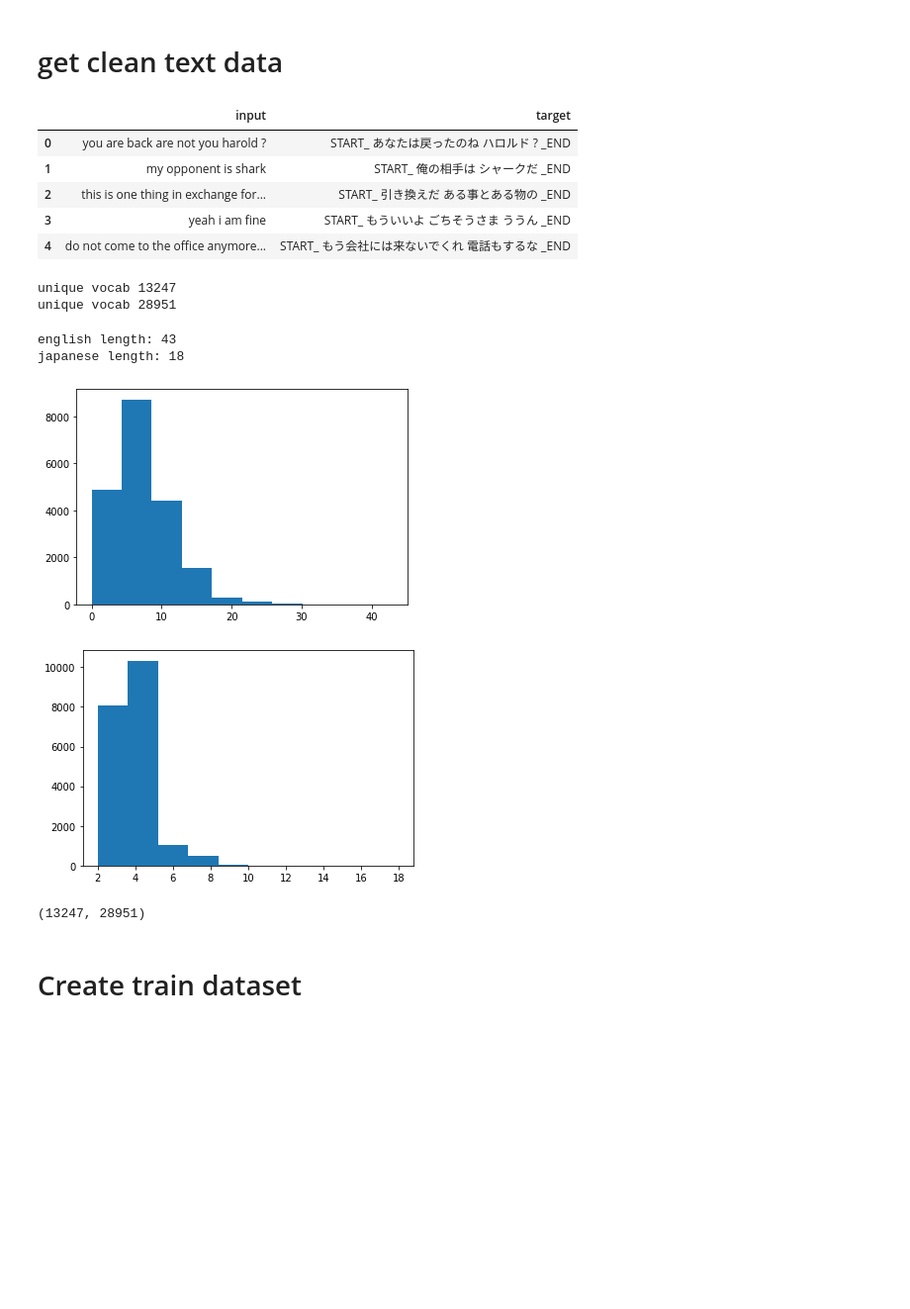
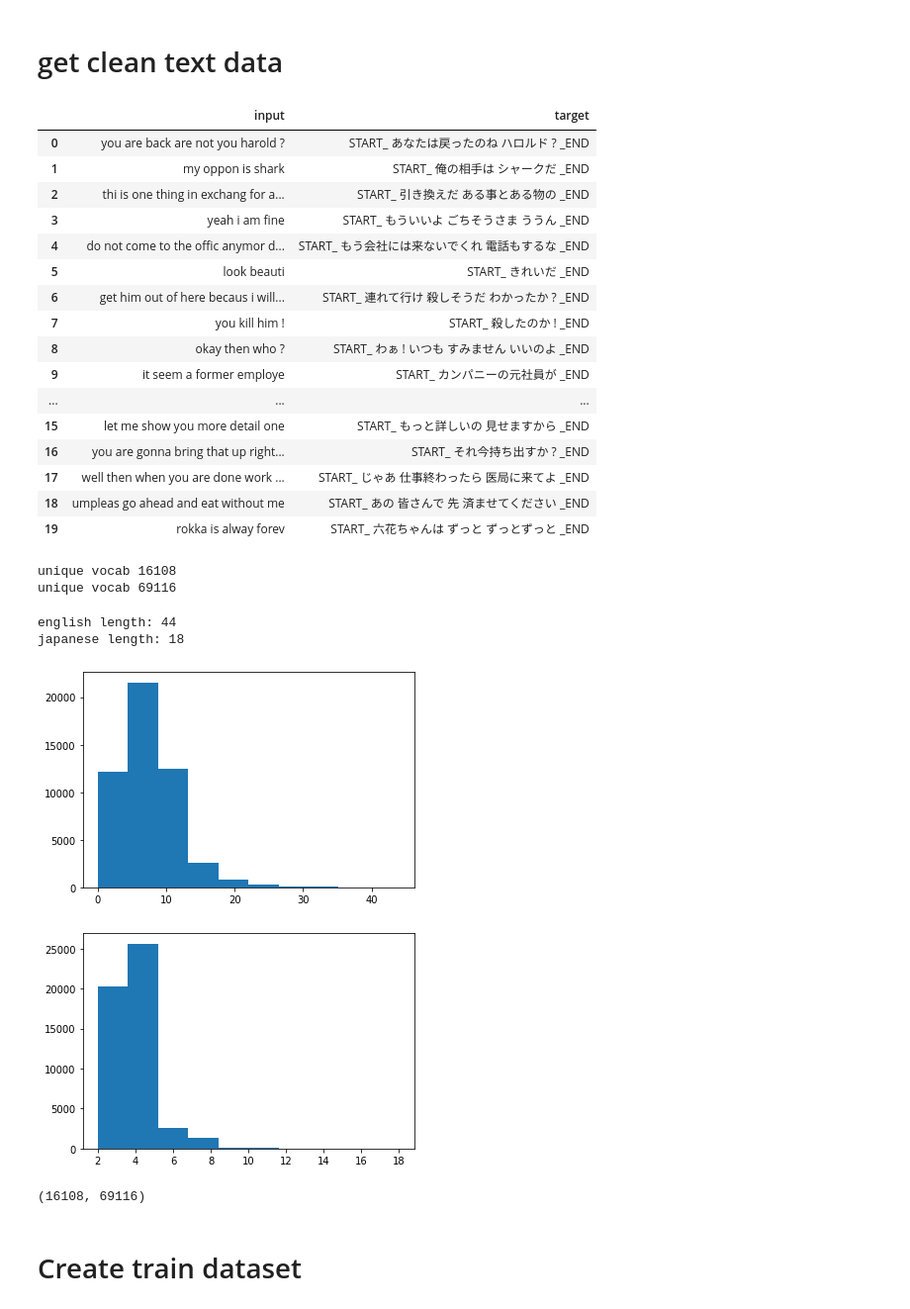
Before and after one commit to atsushii/Neural-Machine-Translation-Project, a Jupyter notebook: text_translation/translation_en_to_ja.ipynb, the cells around one changed output. Shown at 99% size. Drawn from its saved outputs; the diff is of its cells as text; code cells hidden in the pictures; blank space fills up the shorter version.

```diff
--- a/text_translation/translation_en_to_ja.ipynb
+++ b/text_translation/translation_en_to_ja.ipynb
@@ -44,7 +44,7 @@ We recommend you upgrade now or ensure your notebook will continue to use Tensor
 
 **this dataset is aleady implemented a SentenceSpace**
 # %%
-num_example = 20000
+num_example = 50000
 
 # create each languages list
 def create_lang_list(num_example):
@@ -305,6 +305,8 @@ def normalize_english(english_text, japanese_text):
         en_text = english_unicode_to_ascii(en_text)
         en_text = expand_constraction(en_text)
         en_text = replace_special_character_to_space(en_text)
+        en_text = stemmer_word(en_text)
+
 
         # input value doesn't need  a START and END sentence
         input_value += (en_text, )
@@ -330,14 +332,25 @@ input_value, target_value = normalize_english(en, ja)
 x = pd.Series(input_value)
 y = pd.Series(target_value)
 # %%
-pd.DataFrame({"input": x, "target": y}).head()
+pd.DataFrame({"input": x, "target": y}).head(20)
 # %% [output]
 |  | input | target |
 | 0 | you are back are not you harold ? | START_ あなたは戻ったのね ハロルド ? _END |
-| 1 | my opponent is shark | START_ 俺の相手は シャークだ _END |
-| 2 | this is one thing in exchange for... | START_ 引き換えだ ある事とある物の _END |
+| 1 | my oppon is shark | START_ 俺の相手は シャークだ _END |
+| 2 | thi is one thing in exchang for a... | START_ 引き換えだ ある事とある物の _END |
 | 3 | yeah i am fine | START_ もういいよ ごちそうさま ううん _END |
-| 4 | do not come to the office anymore... | START_ もう会社には来ないでくれ 電話もするな _END |
+| 4 | do not come to the offic anymor d... | START_ もう会社には来ないでくれ 電話もするな _END |
+| 5 | look beauti | START_ きれいだ _END |
+| 6 | get him out of here becaus i will... | START_ 連れて行け 殺しそうだ わかったか ? _END |
+| 7 | you kill him ! | START_ 殺したのか ! _END |
+| 8 | okay then who ? | START_ わぁ ! いつも すみません いいのよ _END |
+| 9 | it seem a former employe | START_ カンパニーの元社員が _END |
+| ... | ... | ... |
+| 15 | let me show you more detail one | START_ もっと詳しいの 見せますから _END |
+| 16 | you are gonna bring that up right... | START_ それ今持ち出すか ? _END |
+| 17 | well then when you are done work ... | START_ じゃあ 仕事終わったら 医局に来てよ _END |
+| 18 | umpleas go ahead and eat without me | START_ あの 皆さんで 先 済ませてください _END |
+| 19 | rokka is alway forev | START_ 六花ちゃんは ずっと ずっとずっと _END |
 # %%
 # get unique vocab
 
@@ -358,8 +371,8 @@ for target_lang in y:
 print("unique vocab %d" % len(all_eng))
 print("unique vocab %d" %len(all_ja))
 # %% [output]
-unique vocab 13247
-unique vocab 28951
+unique vocab 16108
+unique vocab 69116
 # %%
 # max length of input sentense and target sentense
 english_len = [len(i.split()) for i in x]
@@ -378,10 +391,10 @@ print("japanese length:", max(japanese_len))
 max_len_input =  max(english_len)
 max_len_target =  max(japanese_len)
 # %% [output]
-english length: 43
+english length: 44
 japanese length: 18
-[figure, old version]
+[figure, new version]
-[figure, old version]
+[figure, new version]
 # %%
 input_word = list(all_eng)
 target_word = list(all_ja)
@@ -390,7 +403,7 @@ num_encoder_tokens = len(all_eng)
 num_decoder_tokens = len(all_ja)
 num_encoder_tokens, num_decoder_tokens
 # %% [output]
-(13247, 28951)
+(16108, 69116)
 # %%
 num_encoder_tokens += 1
 num_decoder_tokens += 1
```
Also changed, not shown: parts of 15 cells of this notebook.
